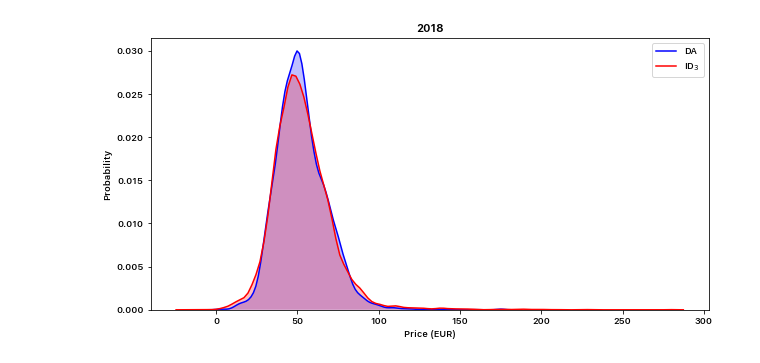
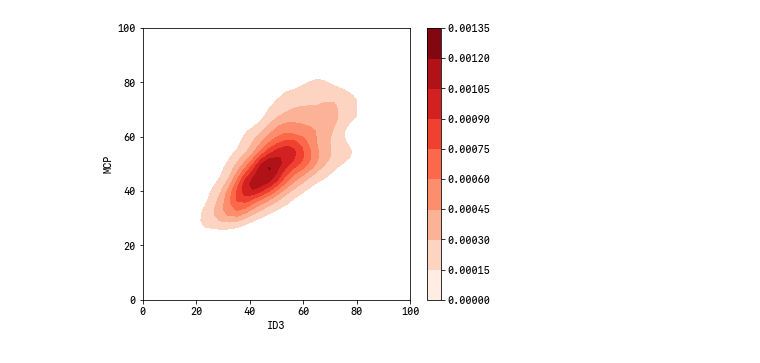
Before and after one commit to timovijn/ElectricityPriceForecasting, a Jupyter notebook: features/KDE.ipynb, the cells around one changed output. Drawn from its saved outputs; the diff is of its cells as text; code cells hidden in the pictures.

```diff
--- a/features/KDE.ipynb
+++ b/features/KDE.ipynb
@@ -25,23 +92,33 @@ from termcolor import colored
 # %%
-DA = pd.read_pickle(f"./DA.pkl")
-ID = pd.read_pickle(f"./ID3.pkl")
+# DA = pd.read_pickle(f"./DA.pkl")
+# ID = pd.read_pickle(f"./ID3.pkl")
 
-DA = DA.set_index('Instrument')
-ID = ID.set_index('Instrument')
+# DA = DA.set_index('Instrument')
+# ID = ID.set_index('Instrument')
 
-year = 2018
+# year = 2018
 
-DA = DA.loc[(DA.index.year == year)]
-ID = ID.loc[(ID.index.year == year)]
+# DA = DA.loc[(DA.index.year == year)]
+# ID = ID.loc[(ID.index.year == year)]
 
-# Plotting the KDE Plot
-fig, ax = plt.subplots(figsize=(10, 5))
+# # Plotting the KDE Plot
+# fig, ax = plt.subplots(figsize=(10, 5))
 
-sns.kdeplot(DA['MCP'], color = 'b', shade = True, label = r'DA')
-sns.kdeplot(ID['ID3'], color = 'r', shade = True, label = r'ID$_3$')
+# sns.kdeplot(DA['MCP'], color = 'b', shade = True, label = r'DA')
+# sns.kdeplot(ID['ID3'], color = 'r', shade = True, label = r'ID$_3$')
 
-ax.set_title(f'{year}')
-ax.set_xlabel(r'Price (EUR)')
-ax.set_ylabel(r'Probability');
+# ax.set_title(f'{year}')
+# ax.set_xlabel(r'Price (EUR)')
+# ax.set_ylabel(r'Probability');
-# %% [output]
-[figure, removed]
+# %%
+fig, ax = plt.subplots(figsize=(6, 5))
+
+# Plotting the KDE Plot
+x = features['ID3']
+y = features['MCP']
+sns.kdeplot(x, y, shade=True, cmap="Reds", shade_lowest=False, cbar=True)
+
+ax.set_xlim(0, 100)
+ax.set_ylim(0, 100);
+# %% [output]
+[figure, added]
```
Also changed, not shown: parts of 12 cells of this notebook, 2 other files.
